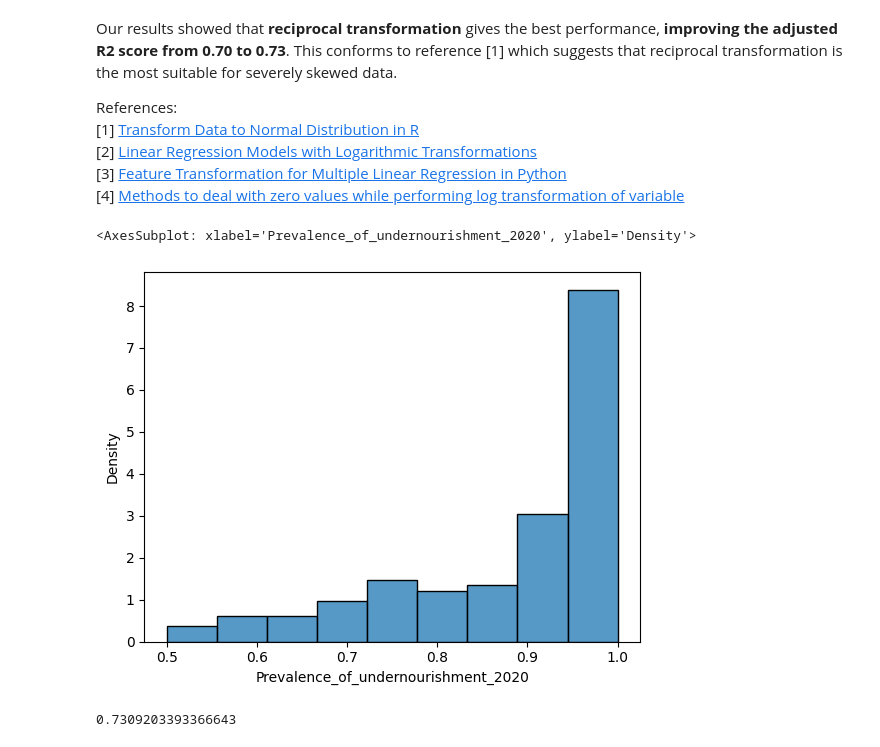
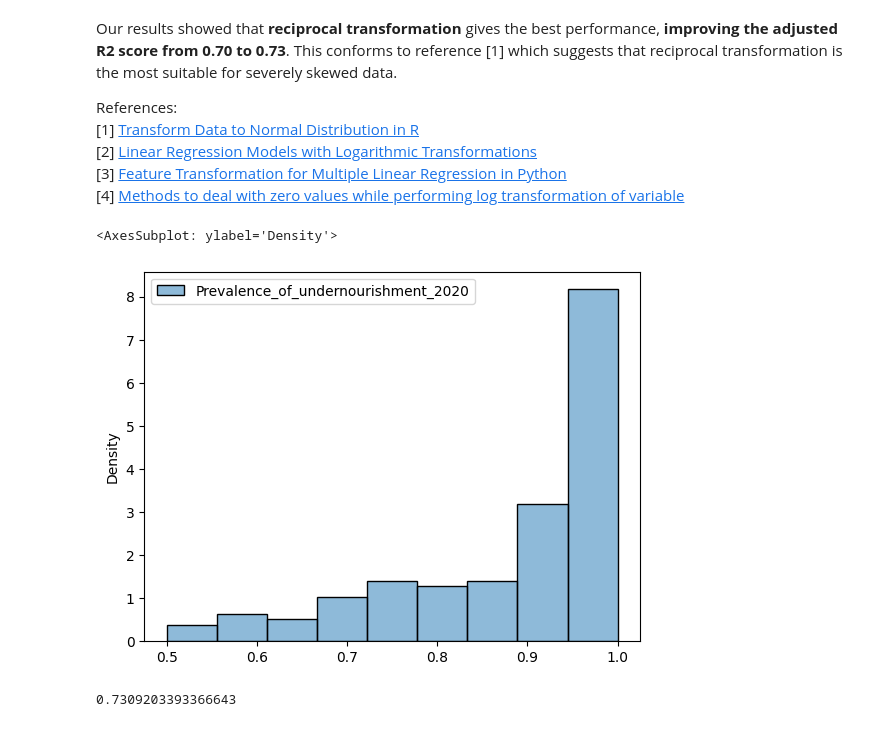
Before and after one commit to Sean2309/10.020_DataDrivenWorld_2D_Project-, a Jupyter notebook: Code/Modelling/linear_regression.ipynb, the cells around one changed output. Drawn from its saved outputs; the diff is of its cells as text; code cells hidden in the pictures.

```diff
--- a/Code/Modelling/linear_regression.ipynb
+++ b/Code/Modelling/linear_regression.ipynb
@@ -531,16 +534,14 @@ References: <br>
 [4] [Methods to deal with zero values while performing log transformation of variable](https://discuss.analyticsvidhya.com/t/methods-to-deal-with-zero-values-while-performing-log-transformation-of-variable/2431)
 # %%
 # Visualize distribution of data after selected transformation
-
-df_target = df[output_names[0]].copy()
 # Min-max scaling
 df_target = (df_target - df_target.min()) / (df_target.max() - df_target.min())
 # Reciprocal transformation
 df_target = 1 / (df_target+1) # plus arbitrary constant to avoid zero division error
 sns.histplot(df_target, stat="density")
 # %% [output]
-<AxesSubplot: xlabel='Prevalence_of_undernourishment_2020', ylabel='Density'>
+<AxesSubplot: ylabel='Density'>
-[figure, old version]
+[figure, new version]
 # %%
 # Model performance after transforming the dependent variable
 df_features, df_target = get_features_targets(df, selected_combi, output_names)
```
Also changed, not shown: parts of 14 cells of this notebook.
